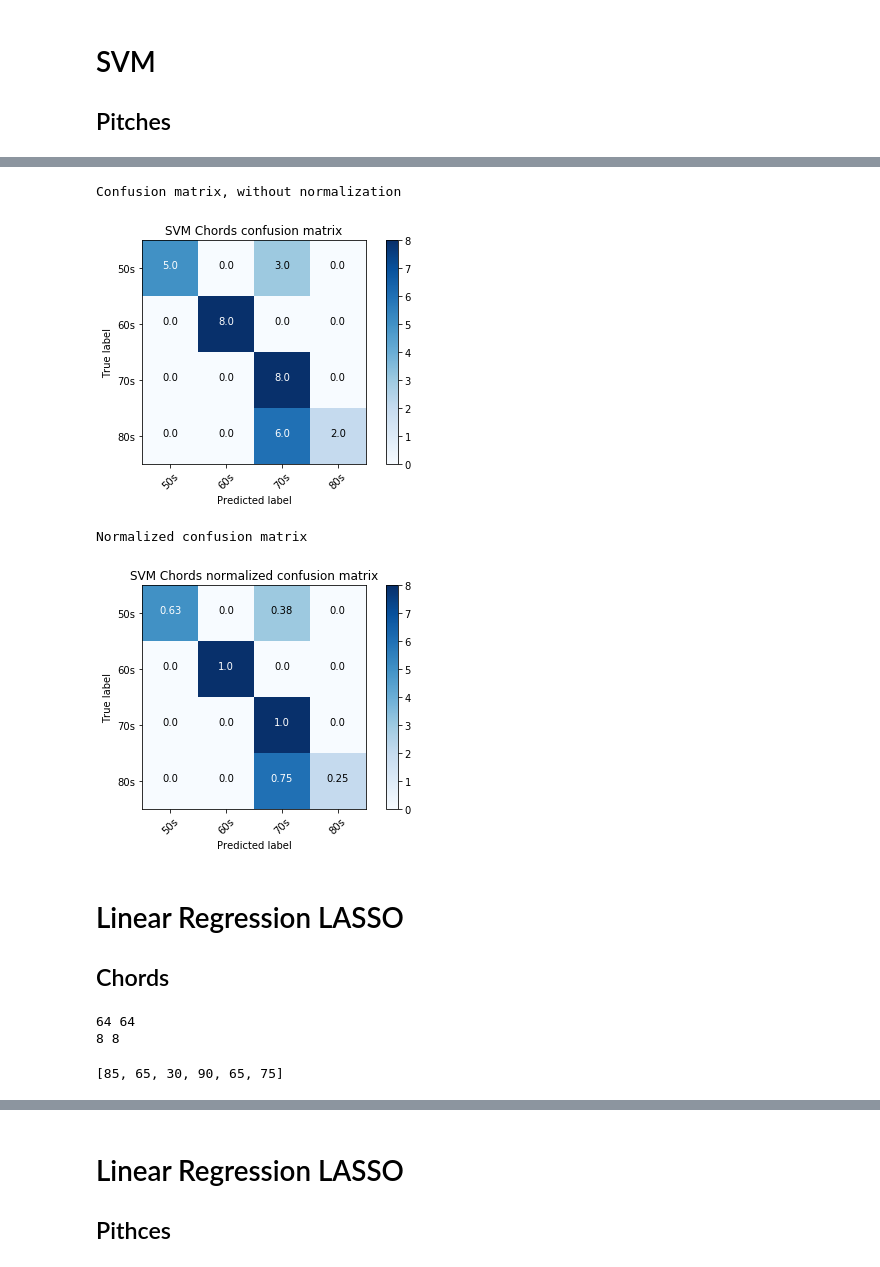
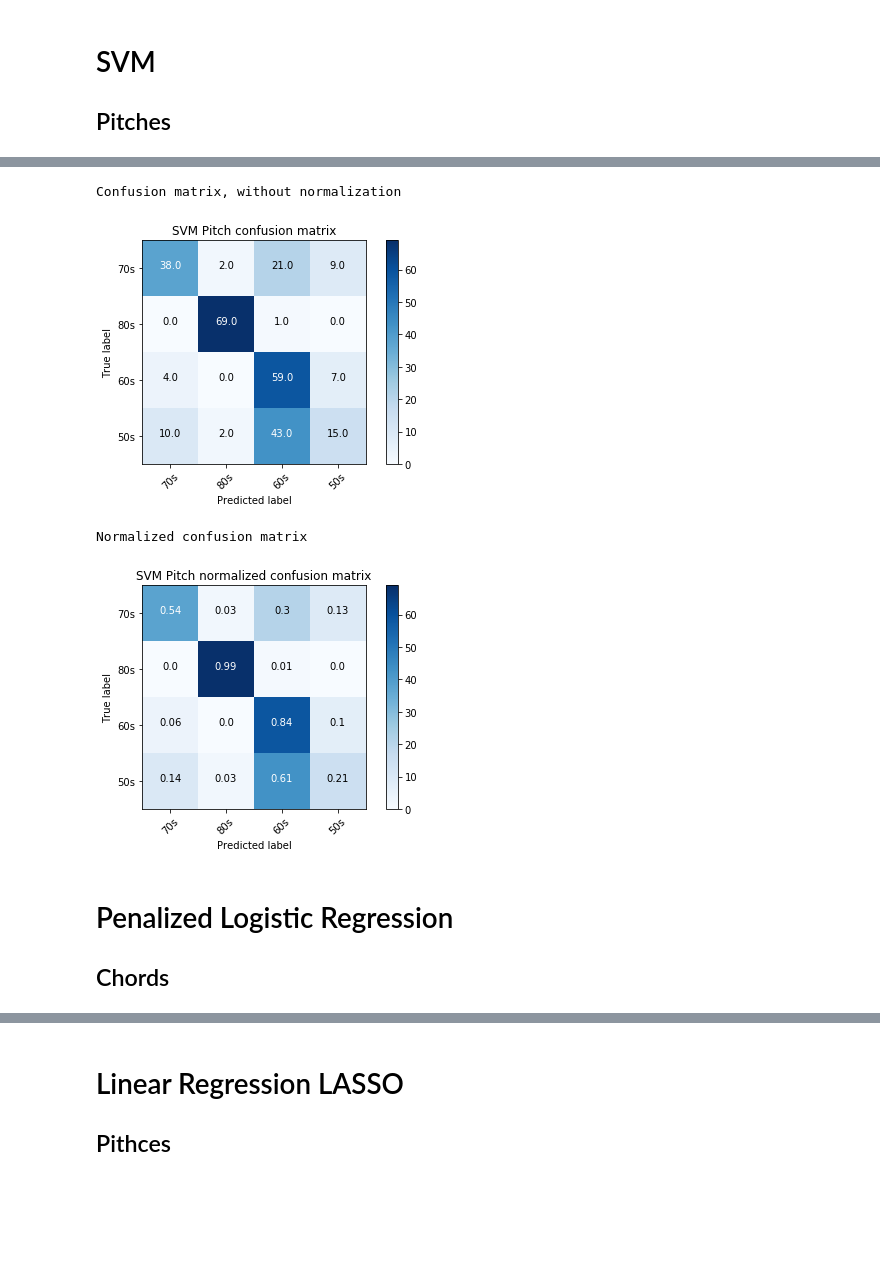
Before and after one commit to Cuspian/MachineLearning, a Jupyter notebook: MIDI_multiclassClassifier.ipynb, the cells around one changed output, grey strips where cells are left out. Cells and saved outputs as stored; diff of their text form; code cells hidden in the pictures; blank space fills up the shorter version.

```diff
--- a/MIDI_multiclassClassifier.ipynb
+++ b/MIDI_multiclassClassifier.ipynb
@@ -266,7 +259,0 @@ def prediction(data):
-# %%
-X_train = X_train0 + X_train1 + X_train2 + X_train3
-Y_train = Y_train0 + Y_train1 + Y_train2 + Y_train3
-X_test = X_test0 + X_test1 + X_test2 + X_test3
-Y_test = Y_test0 + Y_test1 + Y_test2 + Y_test3
-predictions_train = np.asarray(map(prediction, X_train))
-predictions_test = np.asarray(map(prediction, X_test))
@@ -362,0 +283,28 @@ We successfully predict 71 percent of test data
+# %%
+# Chords
+X_pitch_ = X_pitch
+Y_ = Y
+Y_predict = []
+Y_original = []
+best_fits = []
+for i in range(10):
+    print "Rotation ", i
+    test = int(len(X_pitch)*0.1)
+    valid = int(len(X_pitch)*0.1)+test
+    Y_test = Y_[-test:]
+    Y_valid = Y_[-valid:-test]
+    Y_train = Y_[:-valid]
+    X_test = X_pitch_[-test:]
+    X_valid = X_pitch_[-valid:-test]
+    X_train = X_pitch_[:-valid]
+    fit_ = fitDegree_C()
+    best_fit = max(enumerate(sum(sum(fit_, []), [])), key = lambda x: x[1])
+    best_fits.append(best_fit)
+    clf = svm.SVC(kernel = 'rbf', degree = best_fit[1][1], C=best_fit[1][-2], gamma = best_fit[1][-1],
+                  shrinking=False)
+    clf.fit(X_train, Y_train)
+    Y_predict.append(clf.predict(X_test))
+    Y_original.append(Y_test)
+
+    X_pitch_ = rotate(X_pitch_, int(len(X_pitch_)*0.1))
+    Y_ = rotate(Y_, int(len(Y_)*0.1))
@@ -362,0 +322,3 @@ We successfully predict 71 percent of test data
+# %%
+Y_predict_pitch = np.asarray(sum(map(lambda y: list(y), Y_predict), []))
+Y_origin_pitch = np.asarray(sum(map(lambda y: list(y), Y_original), []))
@@ -363,36 +342,20 @@ We successfully predict 71 percent of test data
 # %%
 # Confusion matrix
-Y_test
-Y_predict = predictions_test
 plt.figure()
-plot_confusion_matrix(confusion_matrix(Y_test, Y_predict), classes=['50s', '60s', '70s', '80s'], normalize=False,
-                      title='SVM Chords confusion matrix')
+plot_confusion_matrix(confusion_matrix(Y_origin_pitch, Y_predict_pitch),
+                      classes=['70s', '80s', '60s', '50s'], normalize=False,
+                      title='SVM Pitch confusion matrix')
 # %% [output]
 Confusion matrix, without normalization
-[figure, old version]
+[figure, new version]
 # %%
-plot_confusion_matrix(confusion_matrix(Y_test, Y_predict), classes=['50s', '60s', '70s', '80s'], normalize=True,
-                      title='SVM Chords normalized confusion matrix')
+plot_confusion_matrix(confusion_matrix(Y_origin_pitch, Y_predict_pitch),
+                      classes=['70s', '80s', '60s', '50s'], normalize=True,
+                      title='SVM Pitch normalized confusion matrix')
 # %% [output]
 Normalized confusion matrix
-[figure, old version]
+[figure, new version]
 # %% [markdown]
-# Linear Regression LASSO
+# Penalized Logistic Regression
 
 ## Chords
-# %%
-# Building train, validation and test sets for each class
-X = new_chords
-Y = [[0]*72, [1]*72, [2]*72, [3]*72]
-
-# Splitting the data into training and testing subsets 90 to 10 %
-X_train0, X_test0, Y_train0, Y_test0 = train_test_split(X[0], Y[0], test_size = 0.1, random_state = 25)
-X_train1, X_test1, Y_train1, Y_test1 = train_test_split(X[1], Y[1], test_size = 0.1, random_state = 25)
-X_train2, X_test2, Y_train2, Y_test2 = train_test_split(X[2], Y[2], test_size = 0.1, random_state = 25)
-X_train3, X_test3, Y_train3, Y_test3 = train_test_split(X[3], Y[3], test_size = 0.1, random_state = 25)
-
-print len(X_train0), len(Y_train0)
-print len(X_test0), len(Y_test0)
-# %% [output]
-64 64
-8 8
@@ -447,7 +361,0 @@ best_fit_23 ,model_23 = fit_binary(X_train2, X_train3, Y_train2, Y_train3)
-# %%
-models = [model_01, model_02, model_03, model_12, model_13, model_23]
-fits = [best_fit_01[1][0], best_fit_02[1][0], best_fit_03[1][0], best_fit_12[1][0],
-           best_fit_13[1][0], best_fit_23[1][0]]
-fits
-# %% [output]
-[85, 65, 30, 90, 65, 75]
```
Also changed, not shown: parts of 58 cells of this notebook.
